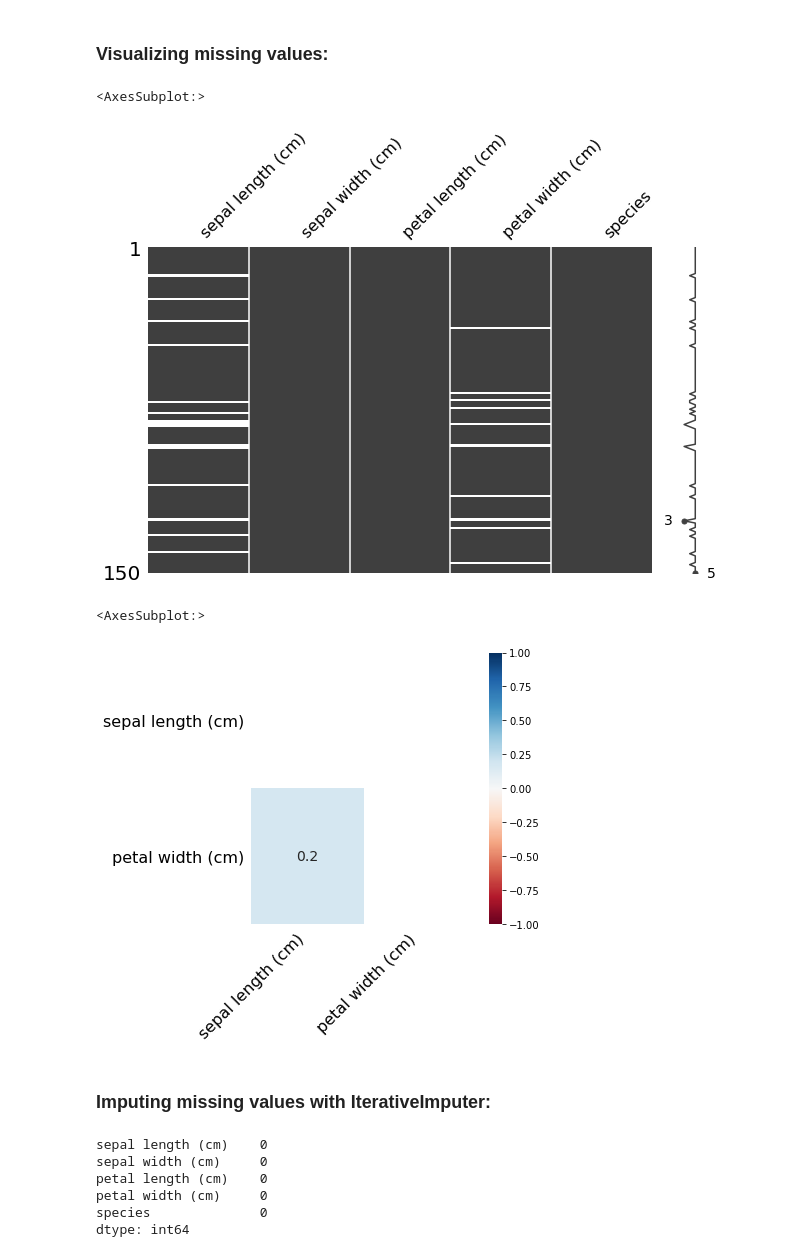
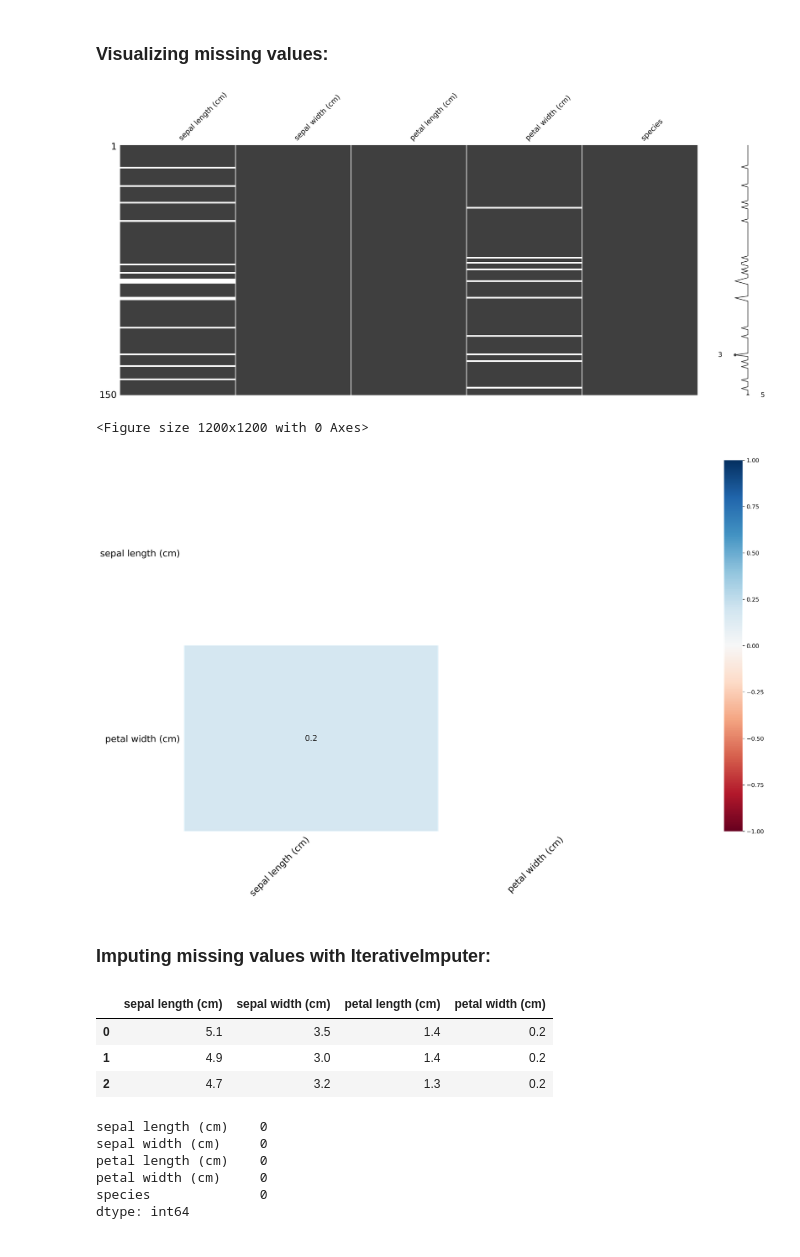
Before and after one commit to sarazong/Multivariate_Imputation_for_Missing_Data, a Jupyter notebook: SaraZ_investigation_imputation.ipynb, the cells around one changed output. Drawn from its saved outputs; the diff is of its cells as text; code cells hidden in the pictures.

```diff
--- a/SaraZ_investigation_imputation.ipynb
+++ b/SaraZ_investigation_imputation.ipynb
@@ -87,21 +88,38 @@ dtype: int64
 import missingno as msno
 # %%
 # there is also msno.bar(df), plotting the number of non-missing observations
-msno.matrix(df_miss, figsize=(10, 6))
+plt.rcParams["figure.figsize"] = [8, 6]
+plt.rcParams["figure.dpi"] = 300
+
+msno.matrix(df_miss);
+#plt.savefig("missingno_iris_matrix.png");
 # %% [output]
-<AxesSubplot:>
-[figure, old version]
+[figure, new version]
 # %%
 # this shows the correlation between missing values of the two features
-msno.heatmap(df_miss, figsize=(5, 5))
+plt.rcParams["figure.figsize"] = [4, 4]
+plt.rcParams["figure.dpi"] = 300
+plt.tight_layout()
+msno.heatmap(df_miss);
+#plt.savefig("missingno_iris_heatmap.png");
 # %% [output]
-<AxesSubplot:>
+<Figure size 1200x1200 with 0 Axes>
-[figure, old version]
+[figure, new version]
 # %% [markdown]
 ### Imputing missing values with IterativeImputer:
 # %%
 from sklearn.experimental import enable_iterative_imputer
 from sklearn.impute import IterativeImputer
+# %%
+df_ii = df_miss.copy()
+# pull out only the non-target variable from the dataset
+with_missing = df_ii.iloc[:, 0:4]
+with_missing.head(3)
+# %% [output]
+|  | sepal length (cm) | sepal width (cm) | petal length (cm) | petal width (cm) |
+| 0 | 5.1 | 3.5 | 1.4 | 0.2 |
+| 1 | 4.9 | 3.0 | 1.4 | 0.2 |
+| 2 | 4.7 | 3.2 | 1.3 | 0.2 |
 # %%
 # default estimator/regressor is Baysian Ridge
 ii_imputer = IterativeImputer(max_iter=10, random_state=11)
```
Also changed, not shown: parts of 8 cells of this notebook.
